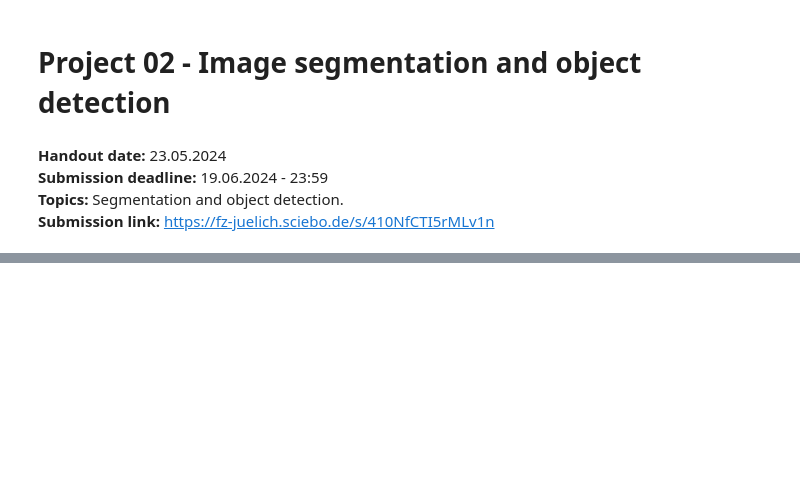
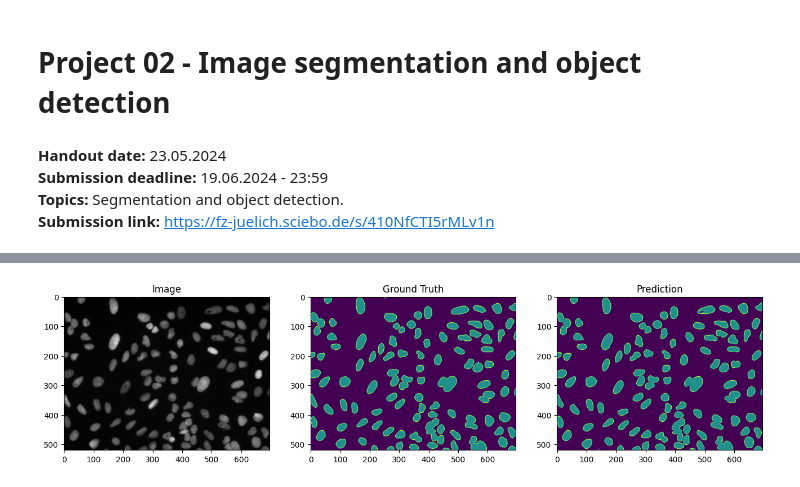
Before and after one commit to SAutum/ai-ds, a Jupyter notebook: cv/hongli/project2/project2.ipynb, the cells around one changed output, grey strips where cells are left out. Saved outputs shown, nothing was run; the diff lists cells and outputs as text; code cells hidden in the pictures; blank space fills up the shorter version.

```diff
--- a/cv/hongli/project2/project2.ipynb
+++ b/cv/hongli/project2/project2.ipynb
@@ -147,0 +426,25 @@ import torch.nn as nn
+# %%
+# Plot a sample of prediction
+model.eval()
+model = model.to(device)
+imgs, segs = next(iter(val_dl))
+preds = model(imgs.to(device))
+pred = preds.argmax(dim=1)[0].cpu()
+
+label_binary = np.zeros((pred.shape))
+label_binary[pred == 1] = 1
+label_binary[pred == 2] = 2
+
+img, seg = imgs[0], segs[0]
+
+fig, ax = plt.subplots(1, 3, figsize = (16, 16))
+ax[0].imshow(img.permute(1, 2, 0), cmap = "gray")
+ax[1].imshow(seg)
+ax[2].imshow(label_binary)
+ax[0].title.set_text('Image')
+ax[1].title.set_text('Ground Truth')
+ax[2].title.set_text('Prediction')
+
+plt.show()
+# %% [output]
+[figure, added]
```
Also changed, not shown: parts of 10 cells of this notebook.
